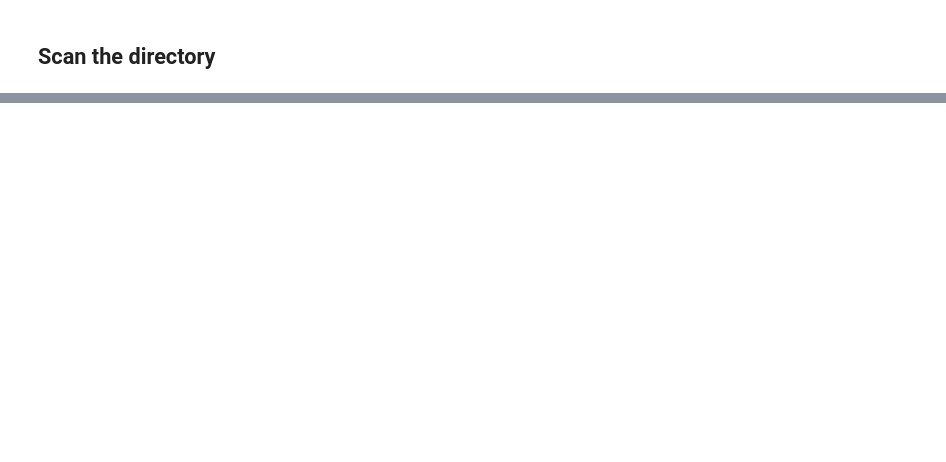
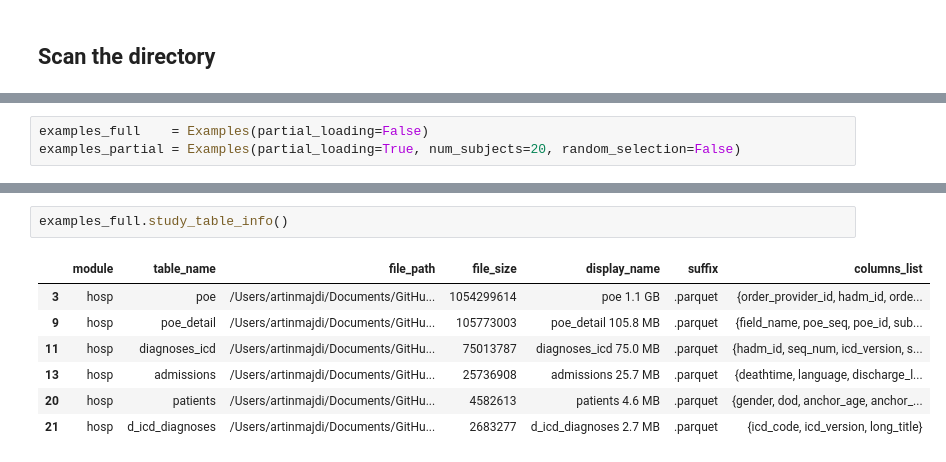
Before and after one commit to artinmajdi/mimic_iv_analysis, a Jupyter notebook: mimic_iv_analysis/io/data_loader.ipynb, the cells around one changed output, grey strips where cells are left out. Cells and saved outputs as stored; diff of their text form; blank space fills up the shorter version.

```diff
--- a/mimic_iv_analysis/io/data_loader.ipynb
+++ b/mimic_iv_analysis/io/data_loader.ipynb
@@ -83,0 +50,3 @@ diagnoses_icd_df_full.size.compute()
+# %%
+examples_full    = Examples(partial_loading=False)
+examples_partial = Examples(partial_loading=True, num_subjects=20, random_selection=False)
@@ -83,0 +71,10 @@ diagnoses_icd_df_full.size.compute()
+# %%
+examples_full.study_table_info()
+# %% [output]
+|  | module | table_name | file_path | file_size | display_name | suffix | columns_list |
+| 3 | hosp | poe | /Users/artinmajdi/Documents/GitHu... | 1054299614 | poe 1.1 GB | .parquet | {order_provider_id, hadm_id, orde... |
+| 9 | hosp | poe_detail | /Users/artinmajdi/Documents/GitHu... | 105773003 | poe_detail 105.8 MB | .parquet | {field_name, poe_seq, poe_id, sub... |
+| 11 | hosp | diagnoses_icd | /Users/artinmajdi/Documents/GitHu... | 75013787 | diagnoses_icd 75.0 MB | .parquet | {hadm_id, seq_num, icd_version, s... |
+| 13 | hosp | admissions | /Users/artinmajdi/Documents/GitHu... | 25736908 | admissions 25.7 MB | .parquet | {deathtime, language, discharge_l... |
+| 20 | hosp | patients | /Users/artinmajdi/Documents/GitHu... | 4582613 | patients 4.6 MB | .parquet | {gender, dod, anchor_age, anchor_... |
+| 21 | hosp | d_icd_diagnoses | /Users/artinmajdi/Documents/GitHu... | 2683277 | d_icd_diagnoses 2.7 MB | .parquet | {icd_code, icd_version, long_title} |
```
Also changed, not shown: parts of 16 cells of this notebook, 3 other files.
